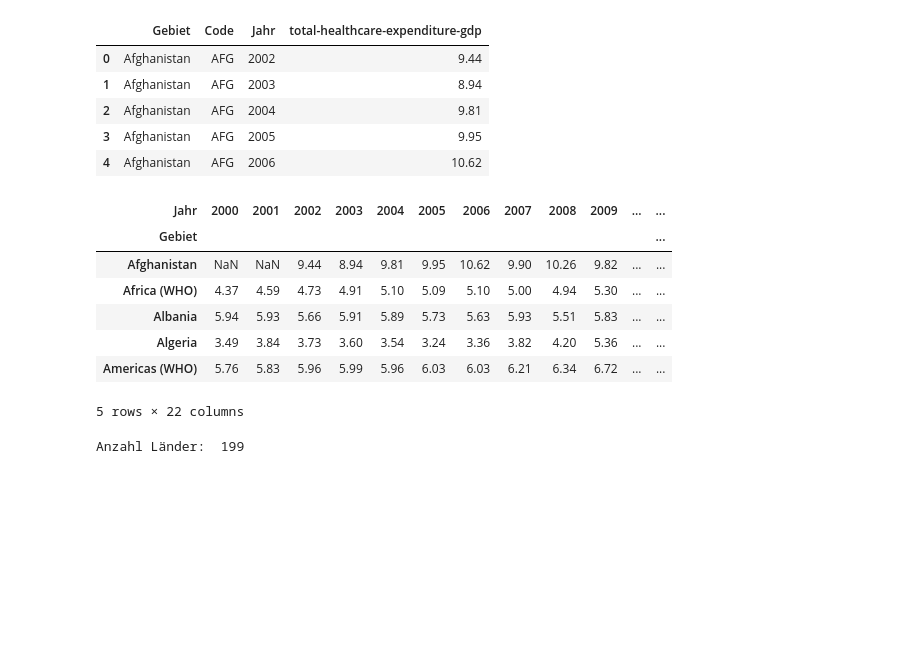
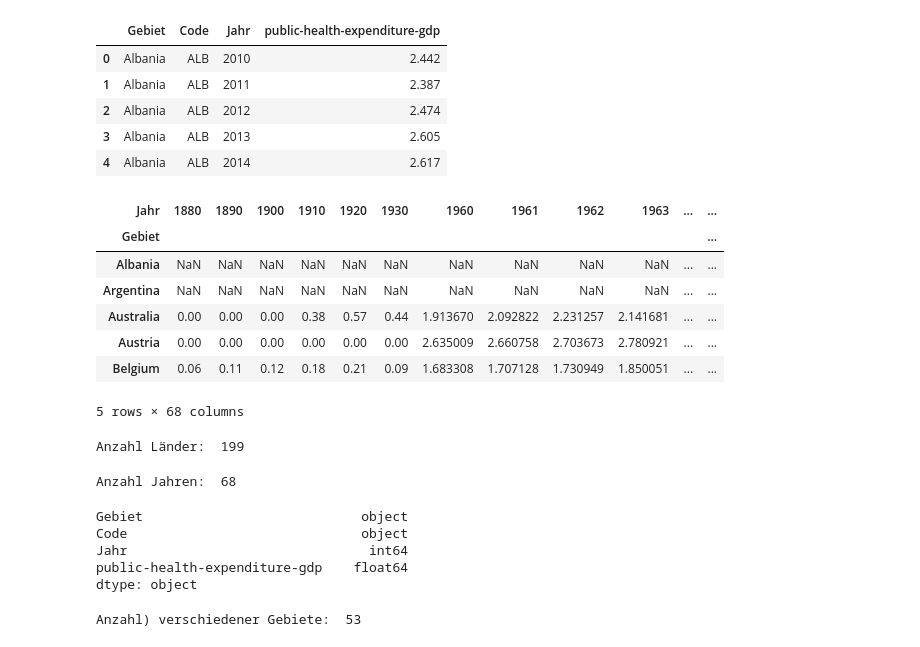
Before and after one commit to cossllea/BMLD1-LN2-Python, a Jupyter notebook: Leistungsnachweis_Informatik_BMLD.ipynb, the cells around one changed output. Drawn from its saved outputs; the diff is of its cells as text; code cells hidden in the pictures; blank space fills up the shorter version.

```diff
--- a/Leistungsnachweis_Informatik_BMLD.ipynb
+++ b/Leistungsnachweis_Informatik_BMLD.ipynb
@@ -2,31 +2,49 @@
 import pandas as pd
 from matplotlib import pyplot as plt
 # %%
-df = pd.read_csv("total-healthcare-expenditure-gdp/total-healthcare-expenditure-gdp.csv", skiprows=1,
-                 names=["Gebiet", "Code", "Jahr", "total-healthcare-expenditure-gdp"])
+df = pd.read_csv("public-health-expenditure-share-gdp.csv", skiprows=1,
+                 names=["Gebiet", "Code", "Jahr", "public-health-expenditure-gdp"])
 df.head()
 # %% [output]
-|  | Gebiet | Code | Jahr | total-healthcare-expenditure-gdp |
-| 0 | Afghanistan | AFG | 2002 | 9.44 |
-| 1 | Afghanistan | AFG | 2003 | 8.94 |
-| 2 | Afghanistan | AFG | 2004 | 9.81 |
-| 3 | Afghanistan | AFG | 2005 | 9.95 |
-| 4 | Afghanistan | AFG | 2006 | 10.62 |
+|  | Gebiet | Code | Jahr | public-health-expenditure-gdp |
+| 0 | Albania | ALB | 2010 | 2.442 |
+| 1 | Albania | ALB | 2011 | 2.387 |
+| 2 | Albania | ALB | 2012 | 2.474 |
+| 3 | Albania | ALB | 2013 | 2.605 |
+| 4 | Albania | ALB | 2014 | 2.617 |
 # %%
-df_pivot = df.pivot(index="Gebiet", columns="Jahr", values="total-healthcare-expenditure-gdp")
+df_pivot = df.pivot(index="Gebiet", columns="Jahr", values="public-health-expenditure-gdp")
 df_pivot.head()
 # %% [output]
-| Jahr | 2000 | 2001 | 2002 | 2003 | 2004 | 2005 | 2006 | 2007 | 2008 | 2009 | ... | ... |
+| Jahr | 1880 | 1890 | 1900 | 1910 | 1920 | 1930 | 1960 | 1961 | 1962 | 1963 | ... | ... |
 | Gebiet |  |  |  |  |  |  |  |  |  |  |  | ... |
-| Afghanistan | NaN | NaN | 9.44 | 8.94 | 9.81 | 9.95 | 10.62 | 9.90 | 10.26 | 9.82 | ... | ... |
-| Africa (WHO) | 4.37 | 4.59 | 4.73 | 4.91 | 5.10 | 5.09 | 5.10 | 5.00 | 4.94 | 5.30 | ... | ... |
-| Albania | 5.94 | 5.93 | 5.66 | 5.91 | 5.89 | 5.73 | 5.63 | 5.93 | 5.51 | 5.83 | ... | ... |
-| Algeria | 3.49 | 3.84 | 3.73 | 3.60 | 3.54 | 3.24 | 3.36 | 3.82 | 4.20 | 5.36 | ... | ... |
-| Americas (WHO) | 5.76 | 5.83 | 5.96 | 5.99 | 5.96 | 6.03 | 6.03 | 6.21 | 6.34 | 6.72 | ... | ... |
+| Albania | NaN | NaN | NaN | NaN | NaN | NaN | NaN | NaN | NaN | NaN | ... | ... |
+| Argentina | NaN | NaN | NaN | NaN | NaN | NaN | NaN | NaN | NaN | NaN | ... | ... |
+| Australia | 0.00 | 0.00 | 0.00 | 0.38 | 0.57 | 0.44 | 1.913670 | 2.092822 | 2.231257 | 2.141681 | ... | ... |
+| Austria | 0.00 | 0.00 | 0.00 | 0.00 | 0.00 | 0.00 | 2.635009 | 2.660758 | 2.703673 | 2.780921 | ... | ... |
+| Belgium | 0.06 | 0.11 | 0.12 | 0.18 | 0.21 | 0.09 | 1.683308 | 1.707128 | 1.730949 | 1.850051 | ... | ... |
-5 rows × 22 columns
+5 rows × 68 columns
 # %%
 nCountries = len(df["Gebiet"].unique())
 
 print("Anzahl Gebiete: ", nCountries)
 # %% [output]
 Anzahl Länder:  199
+# %%
+nYears = len(df["Jahr"].unique())
+
+print("Anzahl Jahren: ", nYears)
+# %% [output]
+Anzahl Jahren:  68
+# %%
+df.dtypes
+# %% [output]
+Gebiet                            object
+Code                              object
+Jahr                               int64
+public-health-expenditure-gdp    float64
+dtype: object
+# %%
+print('Anzahl) verschiedener Gebiete: ', len(df['Gebiet'].unique()))
+# %% [output]
+Anzahl) verschiedener Gebiete:  53
```
Also changed, not shown: parts of 9 cells of this notebook.
